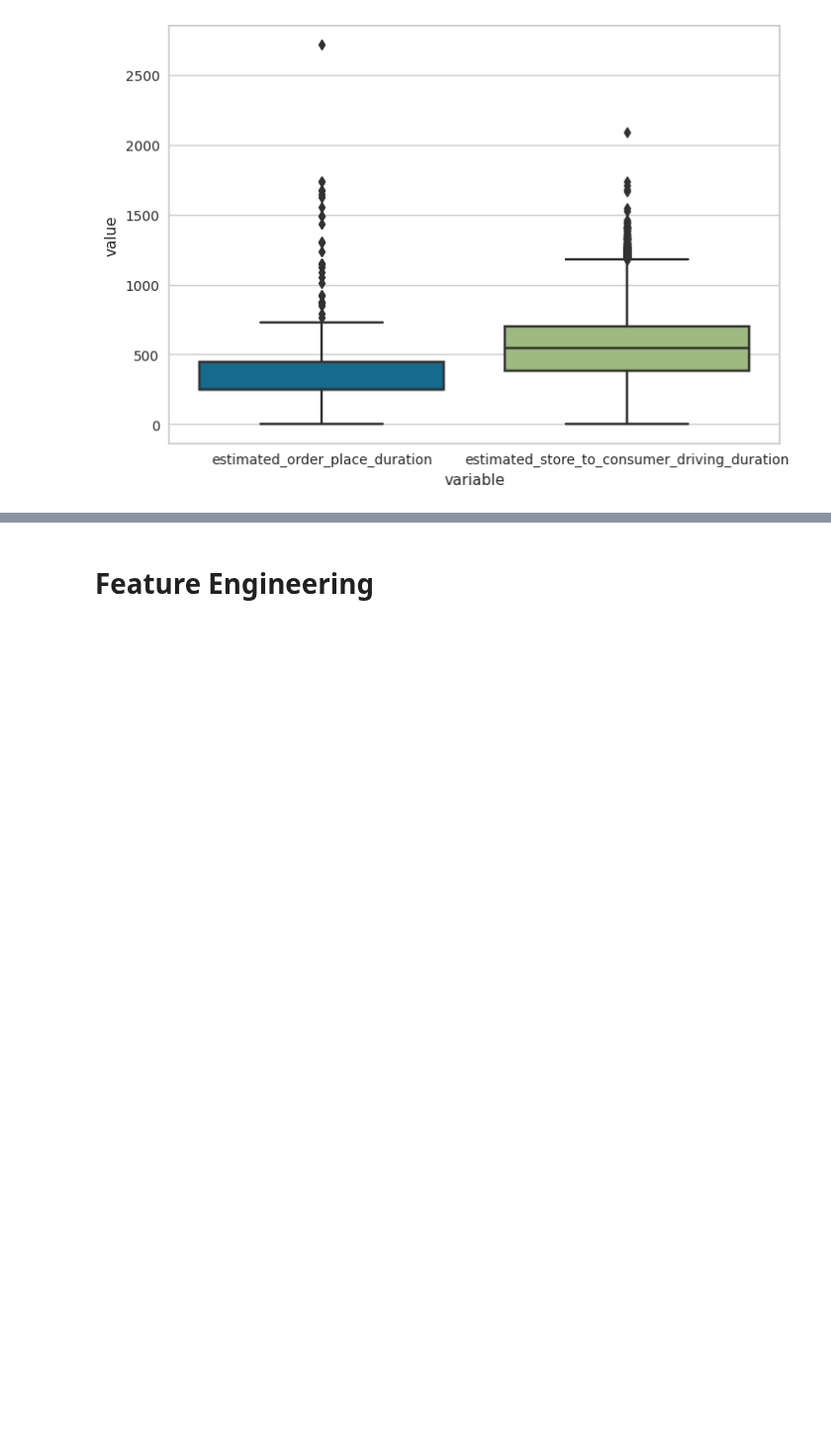
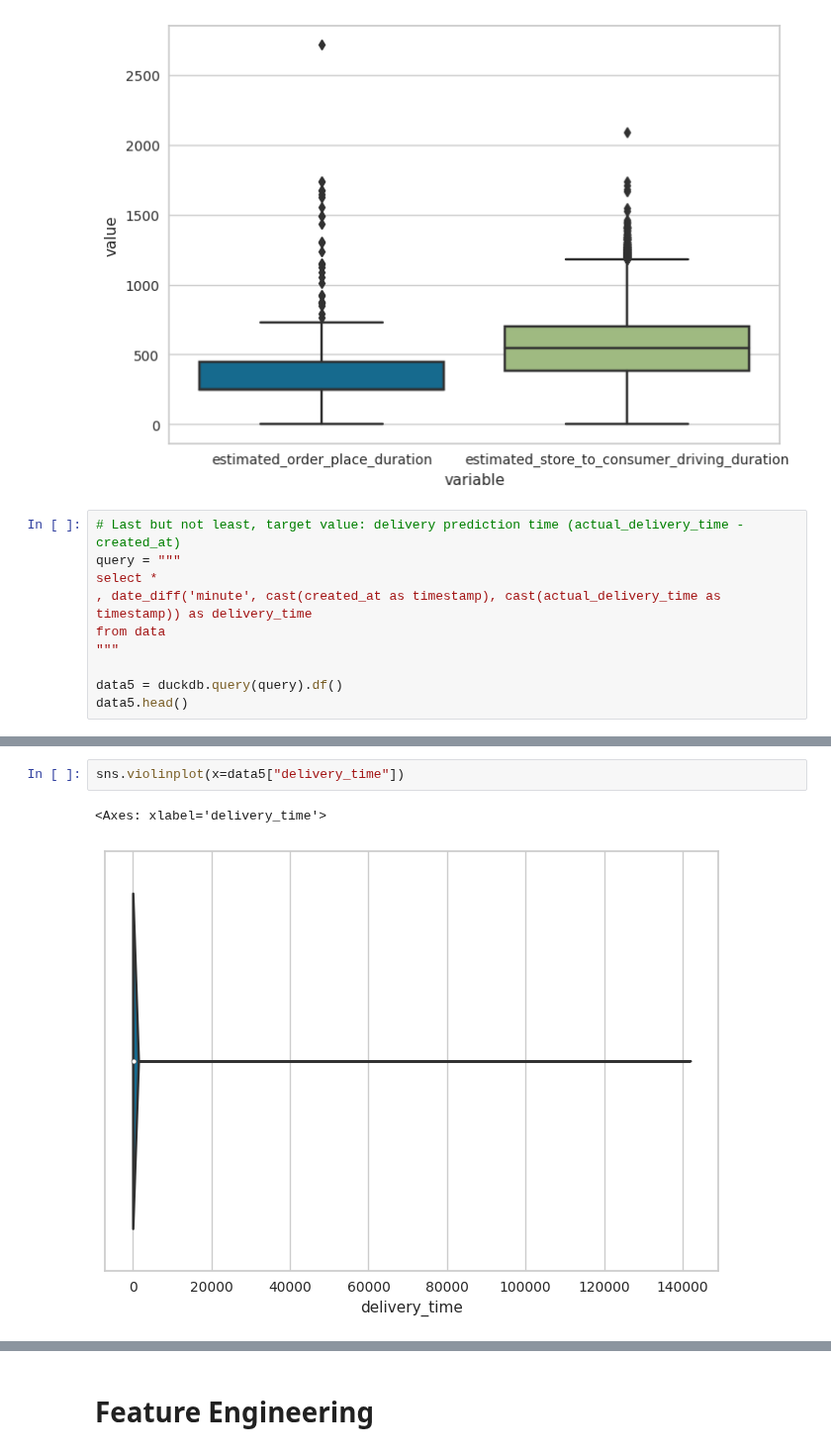
Before and after one commit to mindyng/2023-Business-Projects, a Jupyter notebook: doordash-delivery-time-prediction.ipynb, the cells around one changed output, grey strips where cells are left out. Shown at 99% size. Saved outputs shown, nothing was run; the diff lists cells and outputs as text; blank space fills up the shorter version.

Commit message:
Kaggle Notebook | DoorDash Delivery Time Prediction | Version 3

```diff
--- a/doordash-delivery-time-prediction.ipynb
+++ b/doordash-delivery-time-prediction.ipynb
@@ -431,3 +434,13 @@ sns.boxplot(x="variable", y="value", data=pd.melt(data[['estimated_order_place_d
 # %% [output]
 <Axes: xlabel='variable', ylabel='value'>
 [figure]
+# %%
+# Last but not least, target value: delivery prediction time (actual_delivery_time - created_at)
+query = """
+select *
+, date_diff('minute', cast(created_at as timestamp), cast(actual_delivery_time as timestamp)) as delivery_time
+from data
+"""
+
+data5 = duckdb.query(query).df()
+data5.head()
@@ -433,0 +454,5 @@ sns.boxplot(x="variable", y="value", data=pd.melt(data[['estimated_order_place_d
+# %%
+sns.violinplot(x=data5["delivery_time"])
+# %% [output]
+<Axes: xlabel='delivery_time'>
+[figure, added]
```
Also changed, not shown: parts of 9 cells of this notebook.
